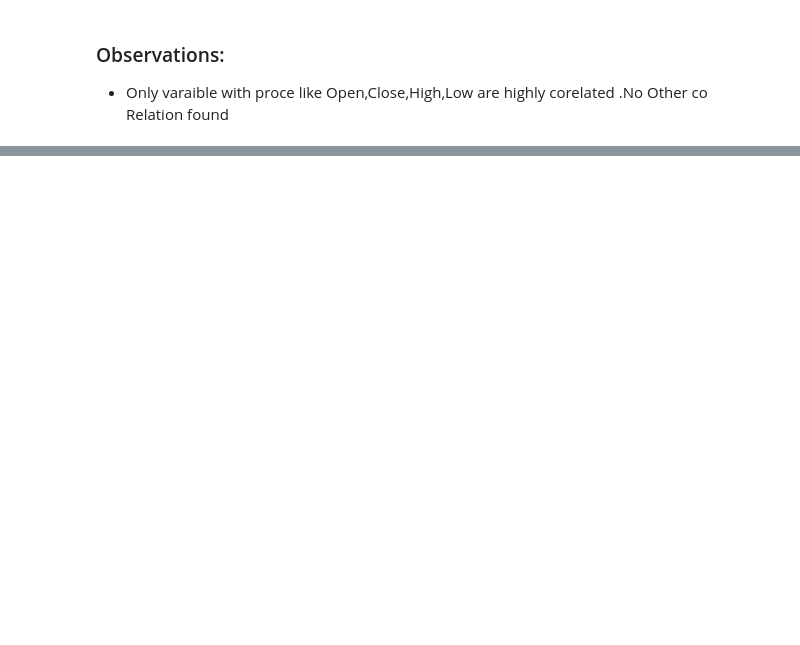
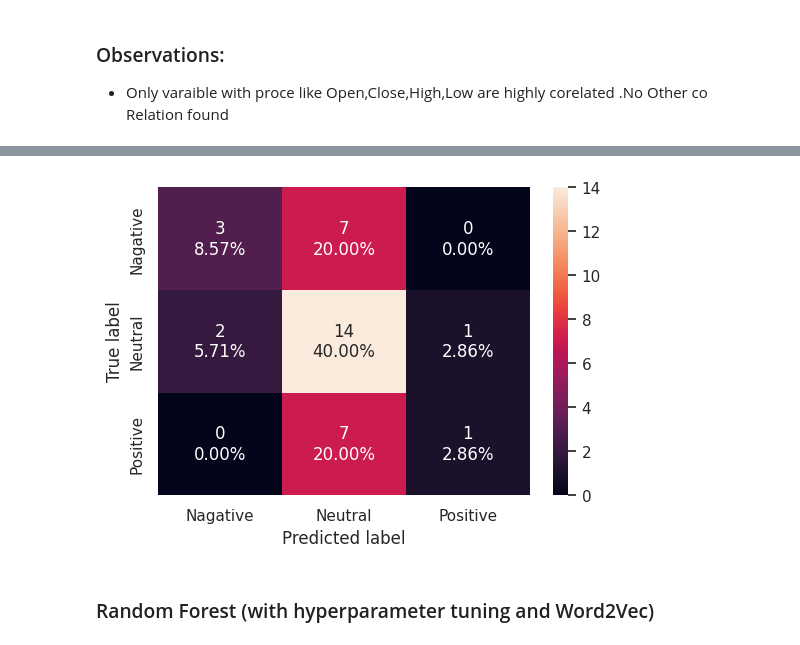
Before and after one commit to Rajesh2015/Credit-Card-Transaction-Sql-Analysis, a Jupyter notebook: IP_Stock_Market_News_Sentiment_Analysis_and_Summarization_Solution.ipynb, the cells around one changed output, grey strips where cells are left out. Saved outputs shown, nothing was run; the diff lists cells and outputs as text; code cells hidden in the pictures; blank space fills up the shorter version.

```diff
--- a/IP_Stock_Market_News_Sentiment_Analysis_and_Summarization_Solution.ipynb
+++ b/IP_Stock_Market_News_Sentiment_Analysis_and_Summarization_Solution.ipynb
@@ -631,0 +1164,6 @@ sns.pairplot(data=data,hue='sentiment_label',palette=pellete);
+# %%
+confusion_matrix_sklearn(rf_word2vec_balanced, X_valid_word2vec, y_valid_word2vec)
+# %% [output]
+[figure, added]
+# %% [markdown]
+### Random Forest (with hyperparameter tuning and Word2Vec)
```
Also changed, not shown: parts of 126 cells of this notebook.
